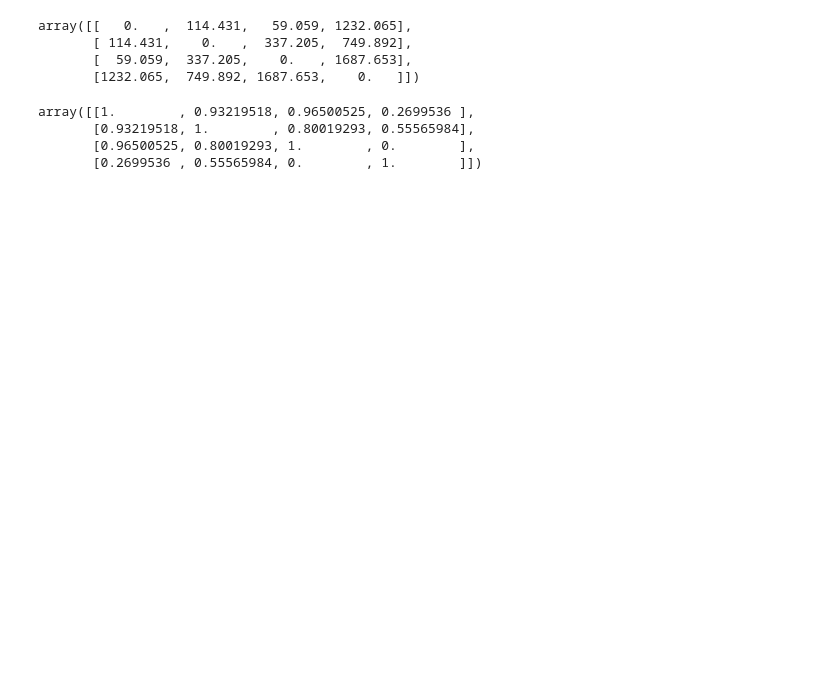
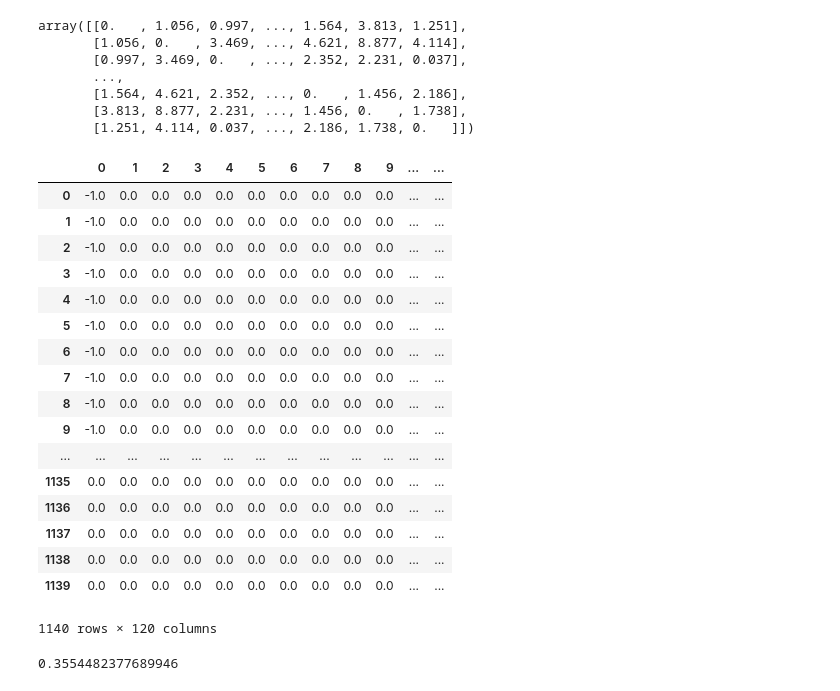
Before and after one commit to joeborja/STAT-222-Capstone-Project, a Jupyter notebook: Code/Ratio Matrix.ipynb, the cells around one changed output. Drawn from its saved outputs; the diff is of its cells as text; code cells hidden in the pictures; blank space fills up the shorter version.

Commit message:
Ratio Matrix

```diff
--- a/Code/Ratio Matrix.ipynb
+++ b/Code/Ratio Matrix.ipynb
@@ -73,9 +73,12 @@ for county in dr.FIPS.unique():
 rounded = np.around(matrix, decimals=3)
 rounded
 # %%
+# Generate distance Matrix
+
 dr = dr[dr['Year'] == 1999]
-dr = dr.head(4)
-matrix = np.zeros([4,4])
+dr = dr[dr['State'] == "KY"]
+#dr = dr.head(4)
+matrix = np.zeros([120,120])
 matrix
 row=0
 column=0
@@ -92,10 +95,61 @@ for county_row in dr.County.unique():
 matrix = np.around(matrix, decimals=3)
 matrix
 # %% [output]
-array([[   0.   ,  114.431,   59.059, 1232.065],
-       [ 114.431,    0.   ,  337.205,  749.892],
-       [  59.059,  337.205,    0.   , 1687.653],
-       [1232.065,  749.892, 1687.653,    0.   ]])
+array([[0.   , 1.056, 0.997, ..., 1.564, 3.813, 1.251],
+       [1.056, 0.   , 3.469, ..., 4.621, 8.877, 4.114],
+       [0.997, 3.469, 0.   , ..., 2.352, 2.231, 0.037],
+       ...,
+       [1.564, 4.621, 2.352, ..., 0.   , 1.456, 2.186],
+       [3.813, 8.877, 2.231, ..., 1.456, 0.   , 1.738],
+       [1.251, 4.114, 0.037, ..., 2.186, 1.738, 0.   ]])
+# %%
+matrix_neighbor = np.zeros([120,120])
+for j in range(120):
+    for i in range(120):
+        if matrix[i][j] < 0.36:
+            matrix_neighbor[i][j] = 1
+        else:
+            matrix_neighbor[i][j] = 0
+
+index = 0
+for row in matrix_neighbor:
+    matrix_neighbor[index][index] = sum(row)-1
+    index += 1
+
+delta = np.zeros([1140,120])
+index = 0
+for j in range(120):
+    for i in range(int(matrix_neighbor[j][j])):
+        delta[index+i][j] = -1
+    index += int(matrix_neighbor[j][j])
+
+index = 0
+for i in range(120):
+    for j in range(120):
+        if int(matrix_neighbor[i][j]) == 1:
+            delta[index][j] = 1
+            index += 1
+
+pd.DataFrame(delta)
+# %% [output]
+|  | 0 | 1 | 2 | 3 | 4 | 5 | 6 | 7 | 8 | 9 | ... | ... |
+| 0 | -1.0 | 0.0 | 0.0 | 0.0 | 0.0 | 0.0 | 0.0 | 0.0 | 0.0 | 0.0 | ... | ... |
+| 1 | -1.0 | 0.0 | 0.0 | 0.0 | 0.0 | 0.0 | 0.0 | 0.0 | 0.0 | 0.0 | ... | ... |
+| 2 | -1.0 | 0.0 | 0.0 | 0.0 | 0.0 | 0.0 | 0.0 | 0.0 | 0.0 | 0.0 | ... | ... |
+| 3 | -1.0 | 0.0 | 0.0 | 0.0 | 0.0 | 0.0 | 0.0 | 0.0 | 0.0 | 0.0 | ... | ... |
+| 4 | -1.0 | 0.0 | 0.0 | 0.0 | 0.0 | 0.0 | 0.0 | 0.0 | 0.0 | 0.0 | ... | ... |
+| 5 | -1.0 | 0.0 | 0.0 | 0.0 | 0.0 | 0.0 | 0.0 | 0.0 | 0.0 | 0.0 | ... | ... |
+| 6 | -1.0 | 0.0 | 0.0 | 0.0 | 0.0 | 0.0 | 0.0 | 0.0 | 0.0 | 0.0 | ... | ... |
+| 7 | -1.0 | 0.0 | 0.0 | 0.0 | 0.0 | 0.0 | 0.0 | 0.0 | 0.0 | 0.0 | ... | ... |
+| 8 | -1.0 | 0.0 | 0.0 | 0.0 | 0.0 | 0.0 | 0.0 | 0.0 | 0.0 | 0.0 | ... | ... |
+| 9 | -1.0 | 0.0 | 0.0 | 0.0 | 0.0 | 0.0 | 0.0 | 0.0 | 0.0 | 0.0 | ... | ... |
+| ... | ... | ... | ... | ... | ... | ... | ... | ... | ... | ... | ... | ... |
+| 1135 | 0.0 | 0.0 | 0.0 | 0.0 | 0.0 | 0.0 | 0.0 | 0.0 | 0.0 | 0.0 | ... | ... |
+| 1136 | 0.0 | 0.0 | 0.0 | 0.0 | 0.0 | 0.0 | 0.0 | 0.0 | 0.0 | 0.0 | ... | ... |
+| 1137 | 0.0 | 0.0 | 0.0 | 0.0 | 0.0 | 0.0 | 0.0 | 0.0 | 0.0 | 0.0 | ... | ... |
+| 1138 | 0.0 | 0.0 | 0.0 | 0.0 | 0.0 | 0.0 | 0.0 | 0.0 | 0.0 | 0.0 | ... | ... |
+| 1139 | 0.0 | 0.0 | 0.0 | 0.0 | 0.0 | 0.0 | 0.0 | 0.0 | 0.0 | 0.0 | ... | ... |
+1140 rows × 120 columns
 # %%
 matrix = matrix * (-1)
 row=0
@@ -109,8 +163,8 @@ minimum
 matrix += minimum * (-1) - 1
 matrix = matrix/minimum * (-1)
 matrix
-# %% [output]
-array([[1.        , 0.93219518, 0.96500525, 0.2699536 ],
-       [0.93219518, 1.        , 0.80019293, 0.55565984],
-       [0.96500525, 0.80019293, 1.        , 0.        ],
-       [0.2699536 , 0.55565984, 0.        , 1.        ]])
+# %%
+x = (38.036667-37.788555)**2+(-84.935367+85.477482)**2
+x
+# %% [output]
+0.3554482377689946
```
